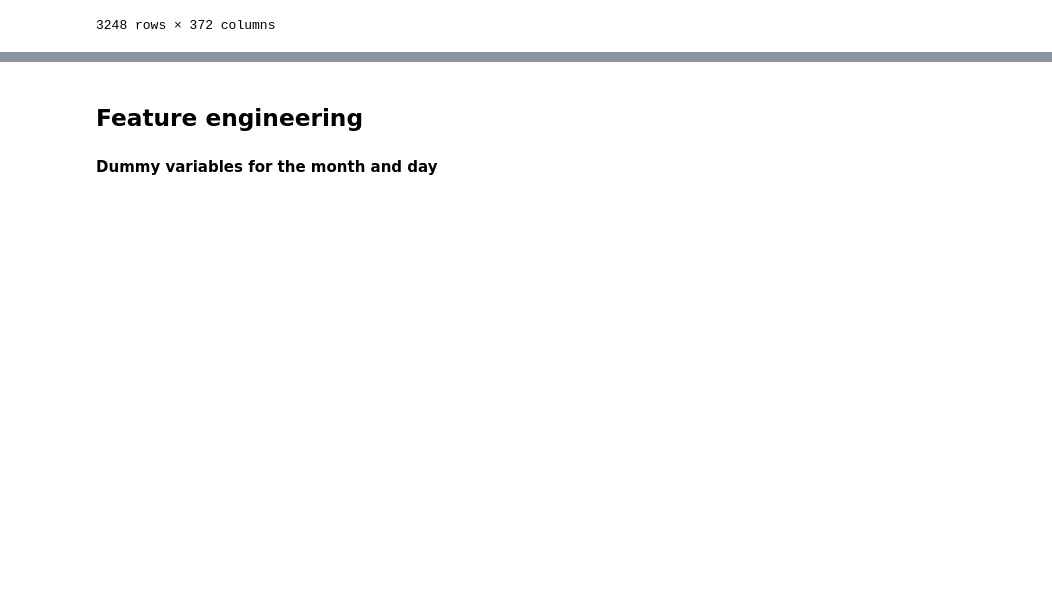
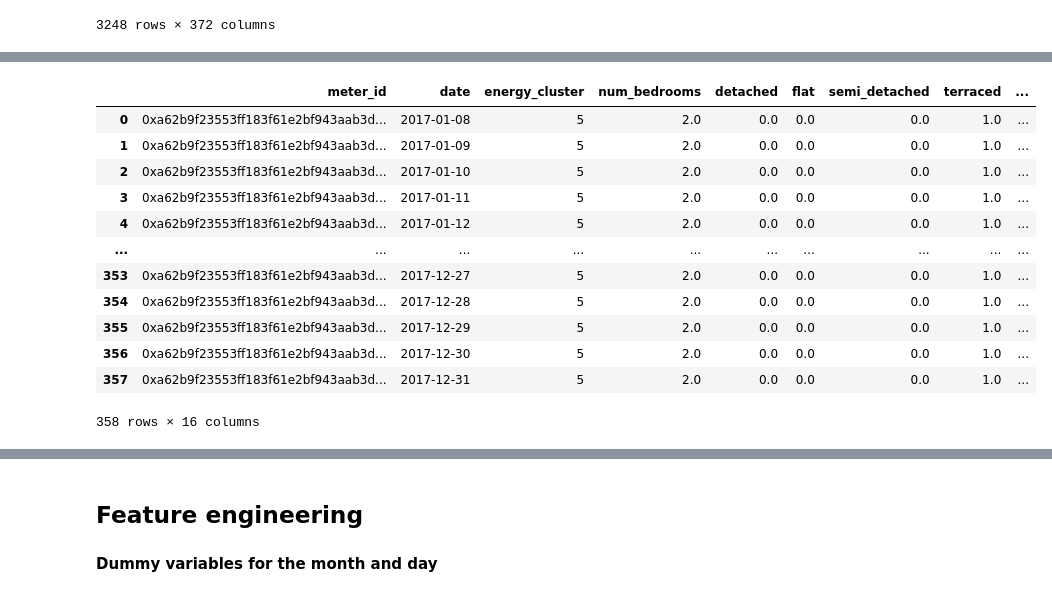
Before and after one commit to danielmusselwhite/UG_Dissertation_Energy_Forecasting, a Jupyter notebook: Src/Jupyter_Notebooks/3. Feature Engineering and Data Preparation.ipynb, the cells around one changed output, grey strips where cells are left out. Cells and saved outputs as stored; diff of their text form; code cells hidden in the pictures; blank space fills up the shorter version.

```diff
--- a/Src/Jupyter_Notebooks/3. Feature Engineering and Data Preparation.ipynb
+++ b/Src/Jupyter_Notebooks/3. Feature Engineering and Data Preparation.ipynb
@@ -146,3 +201,19 @@ df_energy_train
+# %%
+df_meter
+# %% [output]
+|  | meter_id | date | energy_cluster | num_bedrooms | detached | flat | semi_detached | terraced | ... |
+| 0 | 0xa62b9f23553ff183f61e2bf943aab3d... | 2017-01-08 | 5 | 2.0 | 0.0 | 0.0 | 0.0 | 1.0 | ... |
+| 1 | 0xa62b9f23553ff183f61e2bf943aab3d... | 2017-01-09 | 5 | 2.0 | 0.0 | 0.0 | 0.0 | 1.0 | ... |
+| 2 | 0xa62b9f23553ff183f61e2bf943aab3d... | 2017-01-10 | 5 | 2.0 | 0.0 | 0.0 | 0.0 | 1.0 | ... |
+| 3 | 0xa62b9f23553ff183f61e2bf943aab3d... | 2017-01-11 | 5 | 2.0 | 0.0 | 0.0 | 0.0 | 1.0 | ... |
+| 4 | 0xa62b9f23553ff183f61e2bf943aab3d... | 2017-01-12 | 5 | 2.0 | 0.0 | 0.0 | 0.0 | 1.0 | ... |
+| ... | ... | ... | ... | ... | ... | ... | ... | ... | ... |
+| 353 | 0xa62b9f23553ff183f61e2bf943aab3d... | 2017-12-27 | 5 | 2.0 | 0.0 | 0.0 | 0.0 | 1.0 | ... |
+| 354 | 0xa62b9f23553ff183f61e2bf943aab3d... | 2017-12-28 | 5 | 2.0 | 0.0 | 0.0 | 0.0 | 1.0 | ... |
+| 355 | 0xa62b9f23553ff183f61e2bf943aab3d... | 2017-12-29 | 5 | 2.0 | 0.0 | 0.0 | 0.0 | 1.0 | ... |
+| 356 | 0xa62b9f23553ff183f61e2bf943aab3d... | 2017-12-30 | 5 | 2.0 | 0.0 | 0.0 | 0.0 | 1.0 | ... |
+| 357 | 0xa62b9f23553ff183f61e2bf943aab3d... | 2017-12-31 | 5 | 2.0 | 0.0 | 0.0 | 0.0 | 1.0 | ... |
+358 rows × 16 columns
 # %%
 # removing rows containing nans as the model won't be able to use them
 df_energy_train = df_energy_train.dropna(axis=0)
```
Also changed, not shown: parts of 12 cells of this notebook.
